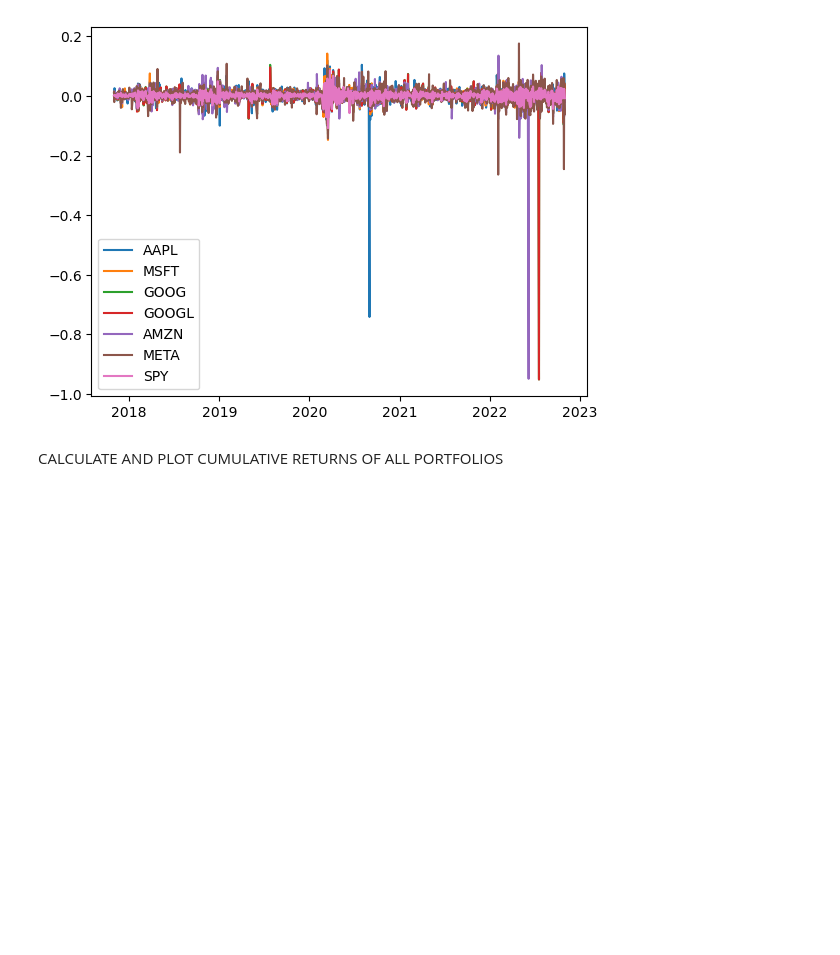
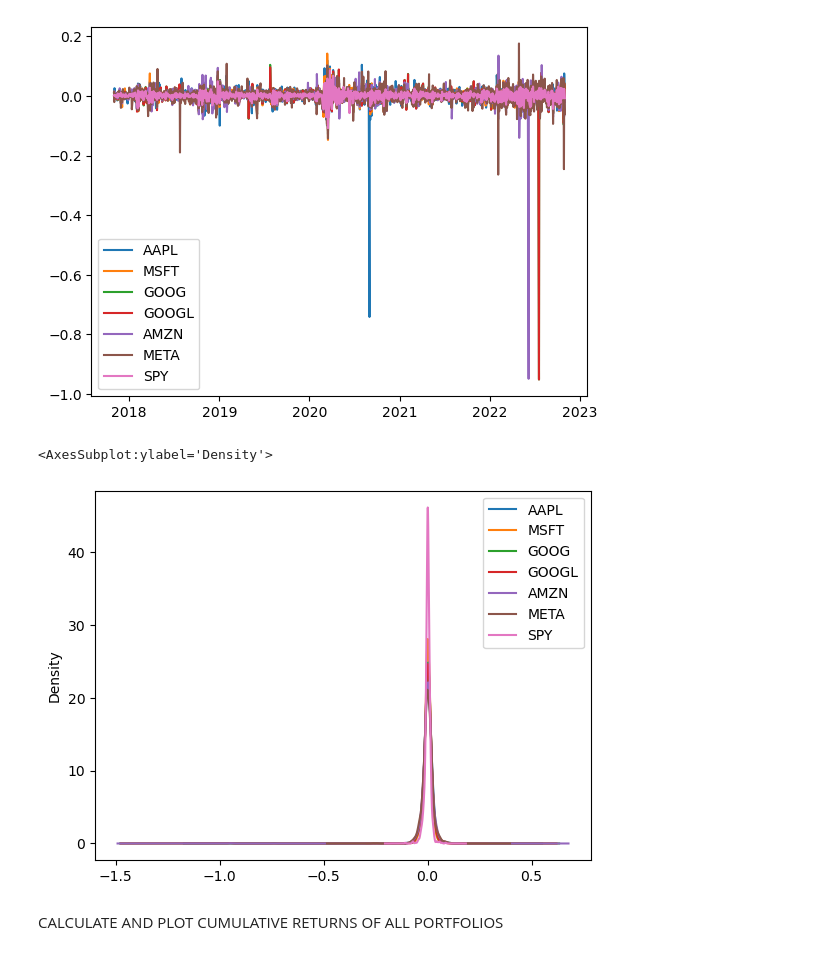
Before and after one commit to NapoliMunk/QA_and_Projections, a Jupyter notebook: Heavy Hitters Analysis.ipynb, the cells around one changed output. Saved outputs shown, nothing was run; the diff lists cells and outputs as text; code cells hidden in the pictures; blank space fills up the shorter version.

```diff
--- a/Heavy Hitters Analysis.ipynb
+++ b/Heavy Hitters Analysis.ipynb
@@ -191,6 +216,12 @@ hh_return_plot
 # %% [output]
 <AxesSubplot:>
 [figure]
+# %%
+# Visualize the distribution of percent change in closing price
+hh_daily_return.plot.density()
+# %% [output]
+<AxesSubplot:ylabel='Density'>
+[figure, added]
 # %% [markdown]
 CALCULATE AND PLOT CUMULATIVE RETURNS OF ALL PORTFOLIOS
 # %%
```
Also changed, not shown: parts of 47 cells of this notebook.
